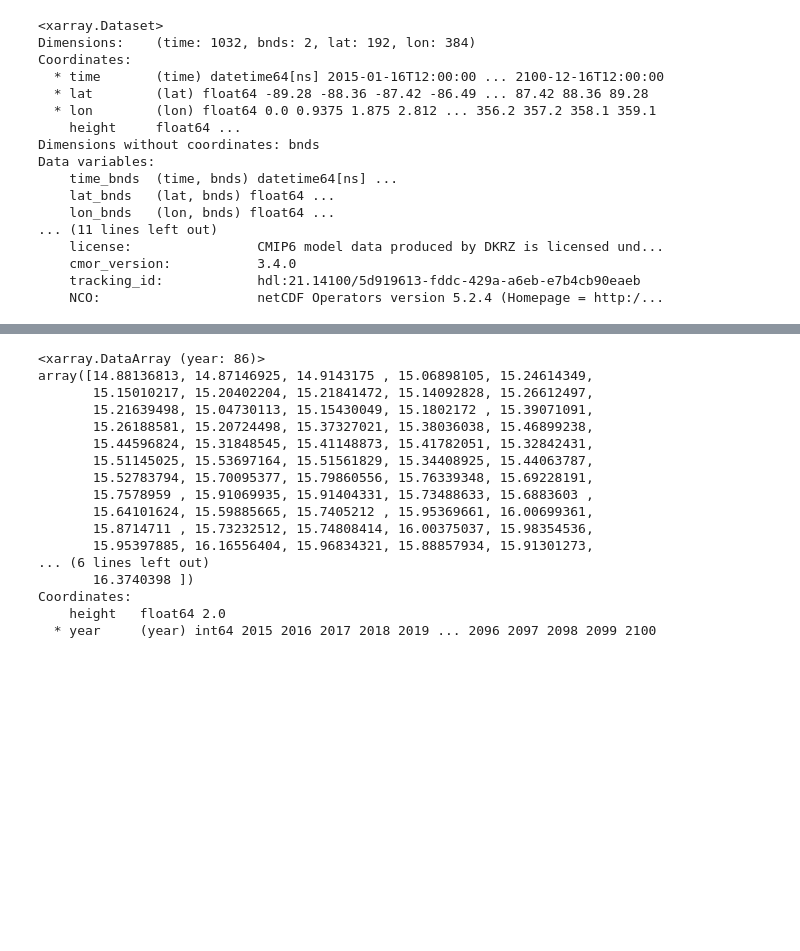
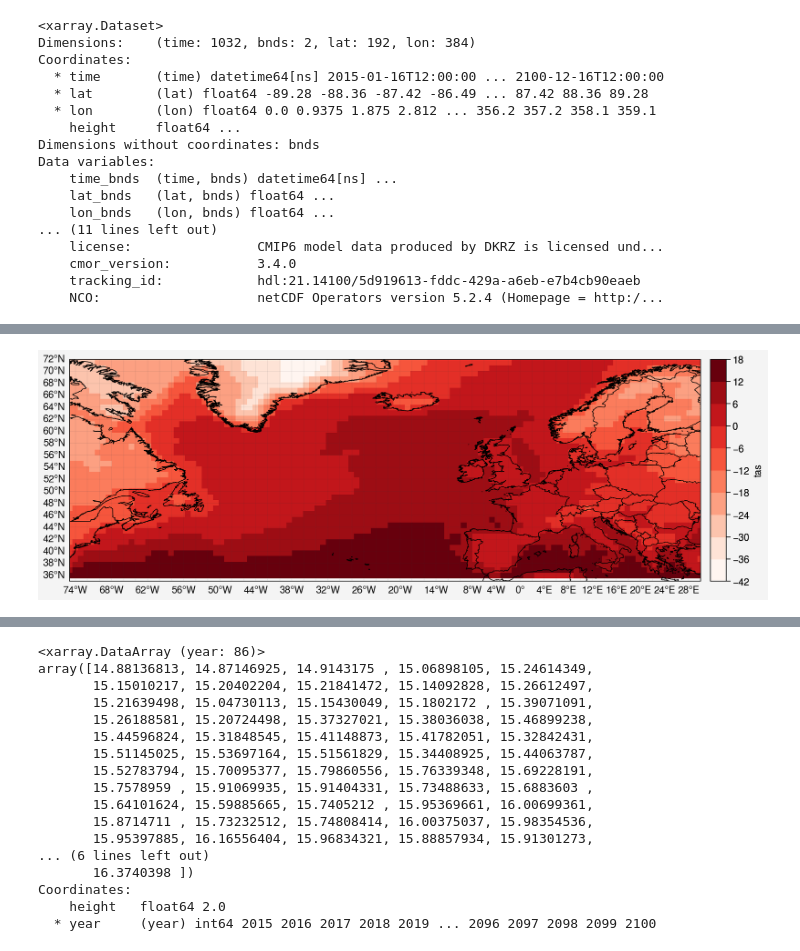
Before and after one commit to Ian-CD/PhD, a Jupyter notebook: GCM_temps.ipynb, the cells around one changed output, grey strips where cells are left out. Cells and saved outputs as stored; diff of their text form; code cells hidden in the pictures; blank space fills up the shorter version.

```diff
--- a/GCM_temps.ipynb
+++ b/GCM_temps.ipynb
@@ -88,0 +76,15 @@ axs.format(ocean=True,oceancolor='lightgray',reso='hi')#, latlim=[40.,51.],lonli
+# %%
+northatlantic_europe_format = {'gridlinewidth':0.1, 'gridcolor':'gray8', 'gridalpha':0.5, 'coast':True,
+                 'borders':True ,'reso':'hi', 'labels':True, 'lonlines':2, 'latlines':2, 'abc':False, 'latlim':[35.,72.],'lonlim':[-75.,30.]}
+
+
+f, axs = pplt.subplots(proj='cyl', axwidth=8)
+
+m=axs.pcolormesh(ds_MPI245_rearranged_lon.lon[108:240], ds_MPI245_rearranged_lon.lat[134:175], ds_MPI245_rearranged_lon.tas[0,134:175,108:240] - 273.16,
+                 levels=10,cmap='Reds')
+f.colorbar(m,label= 'tas')
+
+axs.format(**northatlantic_europe_format)
+#axs.format(reso='hi', latlim=[30.,70.],lonlim=[-60.,30.])
+# %% [output]
+[figure, added]
```
Also changed, not shown: parts of 4 cells of this notebook, 3 other files.
